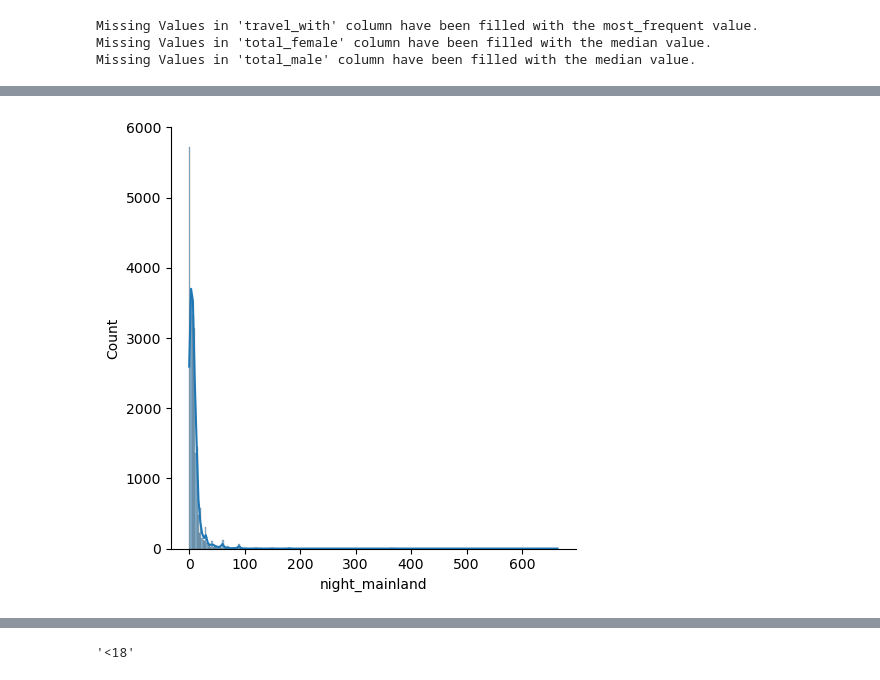
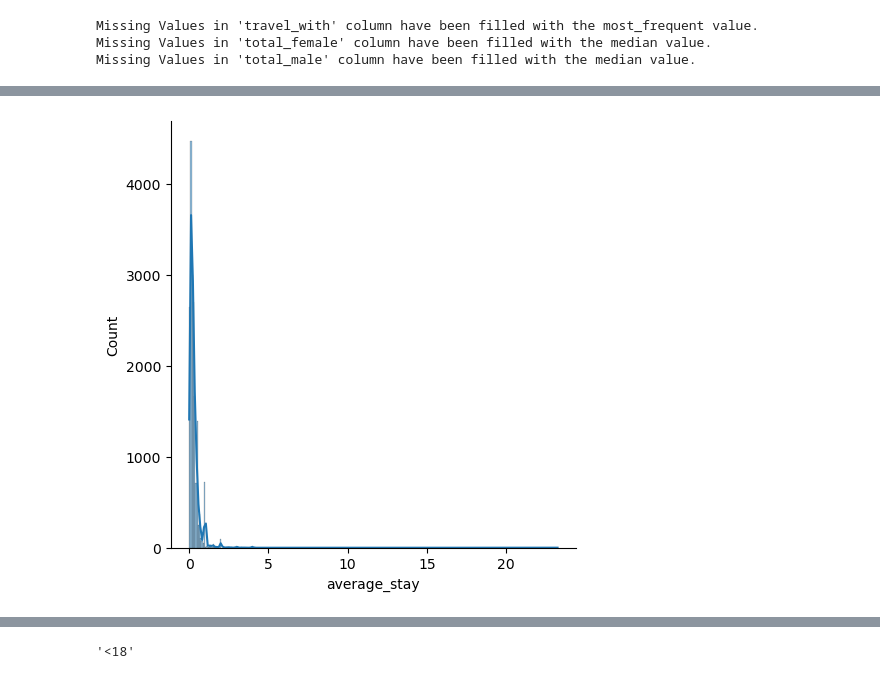
Before and after one commit to Njaramba-Riri/expenditure-prediction, a Jupyter notebook: Models/Feature_Eng.ipynb, the cells around one changed output, grey strips where cells are left out. Drawn from its saved outputs; the diff is of its cells as text; code cells hidden in the pictures.

```diff
--- a/Models/Feature_Eng.ipynb
+++ b/Models/Feature_Eng.ipynb
@@ -249,3 +225,4 @@ Unique Values: ['High Cost' 'Higher Cost' 'Lower Cost' 'Normal Cost' 'Low Cost'
 # %%
-full['main_activity'].replace({'Widlife Tourism':'Wildlife Tourism'}, inplace=True)
+train['main_activity'].replace({'Widlife Tourism':'Wildlife Tourism'}, inplace=True)
+train['age_group'].replace({'<18':'0-18', '65+': '65-100'}, inplace=True)
 # %%
@@ -325,0 +447,5 @@ sns.boxplot(x='tour_arrangement', y='night_mainland', data=X);
+# %%
+train['total_people']=train['total_male'] + train['total_female']
+train['total_nights']=train['night_zanzibar']+train['night_mainland']
+train['average_stay']= (train['total_people'] / train['total_nights']).round(2)
+#train['']
@@ -326,5 +500,5 @@ sns.boxplot(x='tour_arrangement', y='night_mainland', data=X);
 # %%
-sns.displot(full['night_mainland'], bins=300, kde=True);
+sns.displot(train['average_stay'], bins=300, kde=True);
 # %% [output]
-[figure, old version]
+[figure, new version]
 # %%
```
Also changed, not shown: parts of 34 cells of this notebook.
